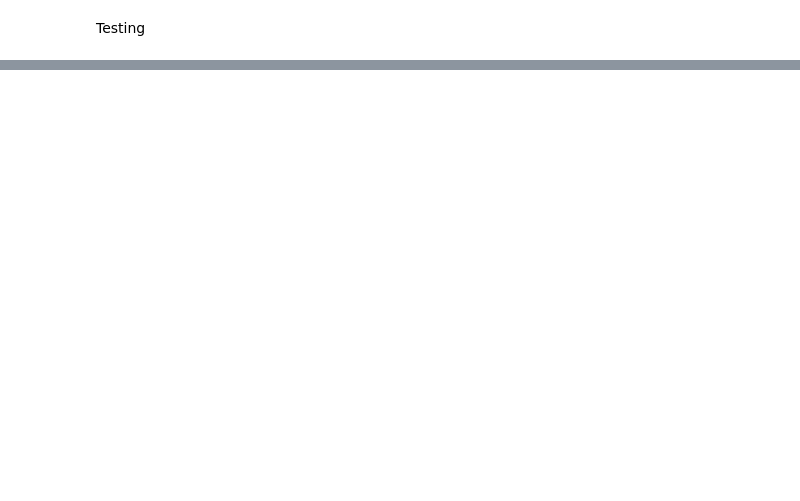
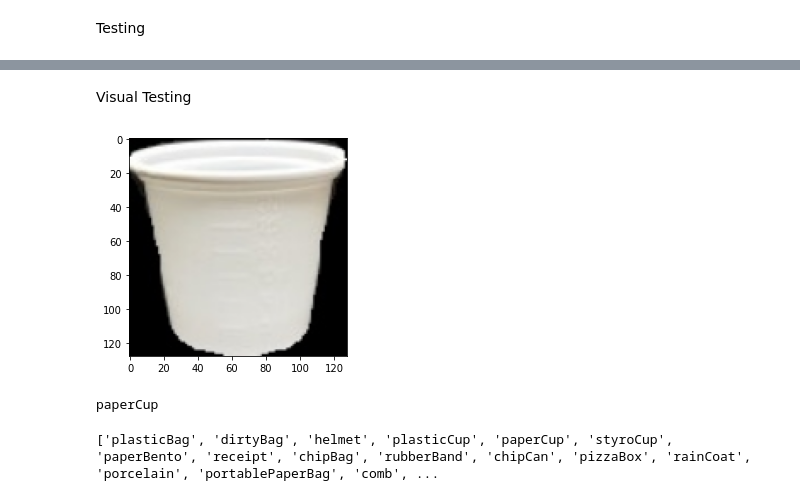
Before and after one commit to frankchang1000/PlasticPal, a Jupyter notebook: training.ipynb, the cells around one changed output, grey strips where cells are left out. Cells and saved outputs as stored; diff of their text form; code cells hidden in the pictures; blank space fills up the shorter version.

Commit message:
Finalized model

```diff
--- a/training.ipynb
+++ b/training.ipynb
@@ -10,13 +15,14 @@ Set the Hyperparameters
 # %%
 model_name = "efficientnet_b0"
 weights = None #"imagenet"
-input_dims = (32, 32, 3)
-num_classes = 10
+input_dims = (128, 128, 3)
+num_classes = 101
 epochs = 250
-batch_size = 4112
+batch_size = 256
 shuffle_size = 16
 learning_rate = 0.01
 precision = "float32"
 model_dir = "models"
+testing_set = 0.15
 # %% [markdown]
 Create the Models
@@ -84,18 +101,19 @@ Preprocessing
 # %%
 def augment_preprocess(image):
     image = np.array(image)
-    transform = A.Compose([
-        A.Flip(p=0.5),
-        A.RandomRotate90(p=0.5),
-        A.RandomBrightnessContrast(p=0.2),
-        A.Resize(height=input_dims[0], width=input_dims[1]),
-    ])
-    transformed_image = np.array(transform(image=image)["image"])
-    return transformed_image
+    image = cv2.cvtColor(image, cv2.COLOR_BGR2RGB)
+    image = cv2.resize(image, (input_dims[0], input_dims[1]))
+    return image
 
 def one_hot(indicies):
     return tf.one_hot(indicies, num_classes)[0]
 # %%
-x_training_np = np.array([augment_preprocess(image) for image in x_train])
-y_training_np = np.array([one_hot(label) for label in y_train])
+x_training_np = [augment_preprocess(image) for image in x_train]
+y_training_np = [one_hot([label]) for label in y_train]
+
+# training_set = random.shuffle(list(zip(x_training_np, y_training_np)))
+# x_training_np, y_training_np = zip(*training_set)
+
+x_training_np = np.array(x_training_np)
+y_training_np = np.array(y_training_np)
 # %%
@@ -123,6 +155,6 @@ loss_func = tf.keras.losses.CategoricalCrossentropy(from_logits=False)
 Training
 # %%
 model.compile(optimizer=optimizer, loss=loss_func, metrics=["accuracy", "categorical_crossentropy"])
-model.fit(train_datagen.flow(x_training_np, y_training_np, batch_size=batch_size), epochs=epochs, shuffle=True, validation_split=0.2)
+model.fit(train_datagen.flow(x_training_np, y_training_np, batch_size=batch_size), epochs=epochs, shuffle=True)
 # %% [output]
 Epoch 1/250
@@ -159,0 +191,16 @@ tf.Tensor(0.083, shape=(), dtype=float32)
+# %% [markdown]
+Visual Testing
+# %%
+test_index = 679
+plt.imshow(x_training_np[test_index])
+plt.show()
+pred_index = tf.math.argmax(tf.squeeze(model(tf.expand_dims(x_training_np[test_index], axis=0), training=False), axis=0))
+prediction = labels_list[pred_index]
+print(prediction)
+# %% [output]
+[figure, added]
+paperCup
+# %%
+print(labels_list)
+# %% [output]
+['plasticBag', 'dirtyBag', 'helmet', 'plasticCup', 'paperCup', 'styroCup', 'paperBento', 'receipt', 'chipBag', 'rubberBand', 'chipCan', 'pizzaBox', 'rainCoat', 'porcelain', 'portablePaperBag', 'comb', ...
```
Also changed, not shown: parts of 13 cells of this notebook, 4 other files.
